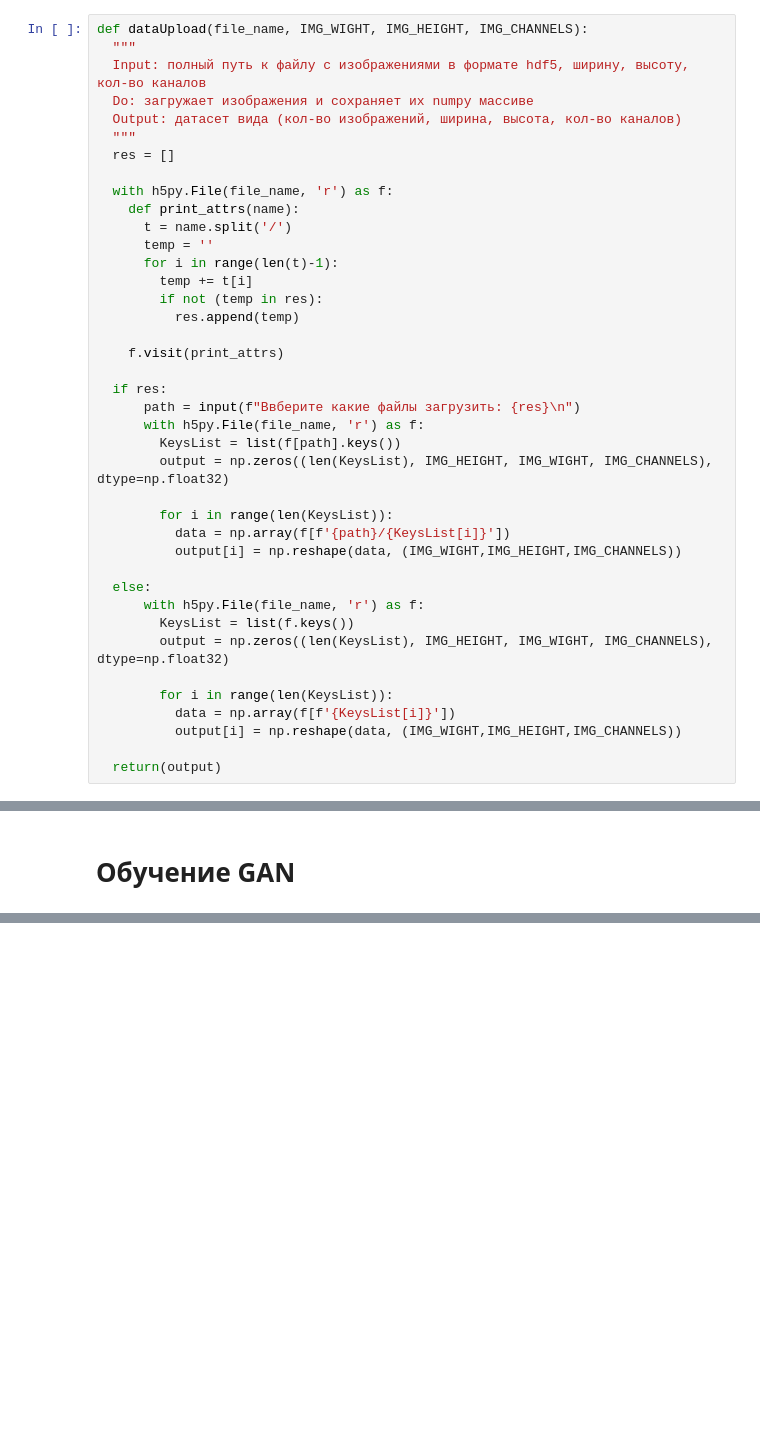
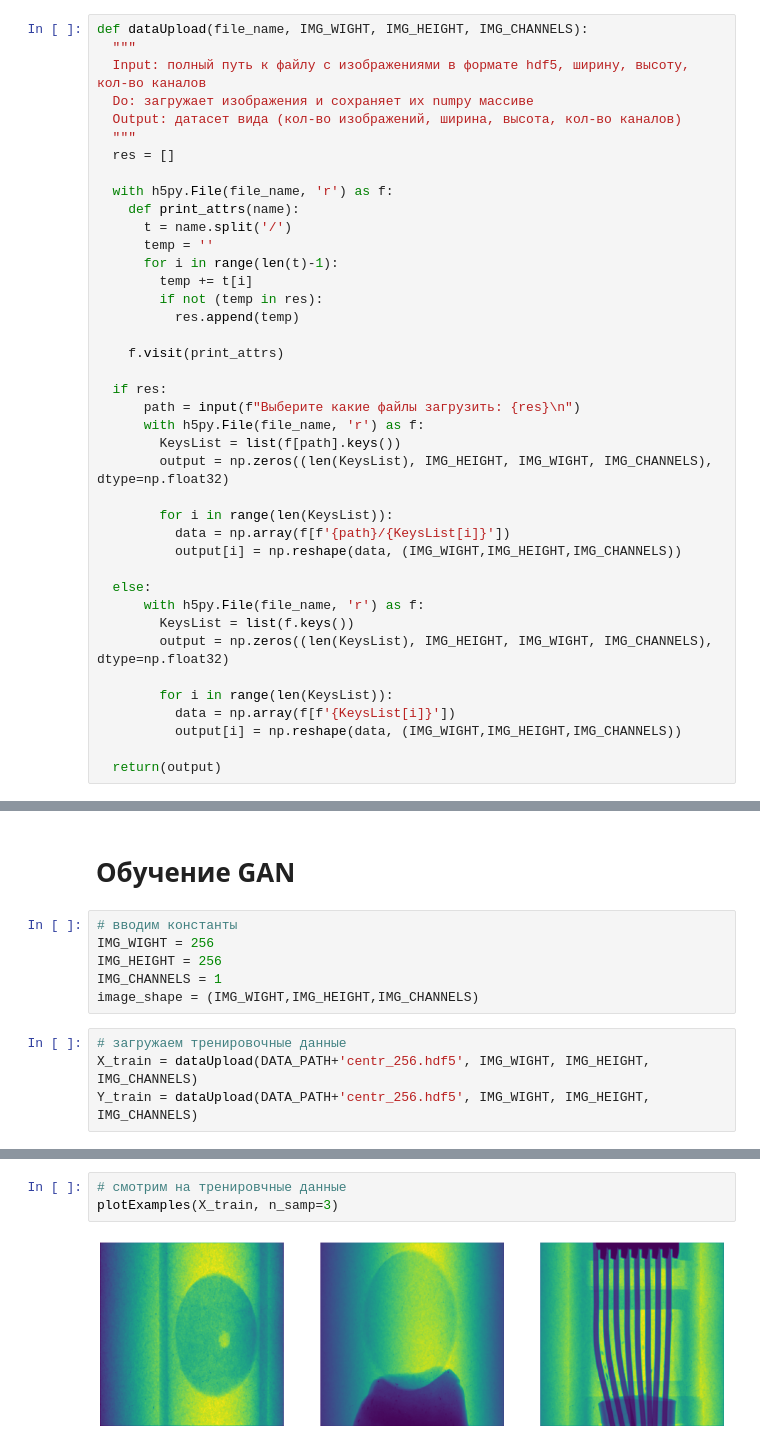
Before and after one commit to ArtGrig/ArtGrig, a Jupyter notebook: Flat_field_extractor.ipynb, the cells around one changed output, grey strips where cells are left out. Drawn from its saved outputs; the diff is of its cells as text; blank space fills up the shorter version.

```diff
--- a/Flat_field_extractor.ipynb
+++ b/Flat_field_extractor.ipynb
@@ -43,7 +43,7 @@ def dataUpload(file_name, IMG_WIGHT, IMG_HEIGHT, IMG_CHANNELS):
     f.visit(print_attrs)
 
   if res:
-      path = input(f"Ввберите какие файлы загрузить: {res}\n")
+      path = input(f"Выберите какие файлы загрузить: {res}\n")
       with h5py.File(file_name, 'r') as f:
         KeysList = list(f[path].keys())
         output = np.zeros((len(KeysList), IMG_HEIGHT, IMG_WIGHT, IMG_CHANNELS), dtype=np.float32)
@@ -320,2 +331,12 @@ def summarize_performance(step, g_model, TrainA, TrainB, n_samples=3):
 # %% [markdown]
 # Обучение GAN
+# %%
+# вводим константы
+IMG_WIGHT = 256
+IMG_HEIGHT = 256
+IMG_CHANNELS = 1
+image_shape = (IMG_WIGHT,IMG_HEIGHT,IMG_CHANNELS)
+# %%
+# загружаем тренировочные данные
+X_train = dataUpload(DATA_PATH+'centr_256.hdf5', IMG_WIGHT, IMG_HEIGHT, IMG_CHANNELS)
+Y_train = dataUpload(DATA_PATH+'centr_256.hdf5', IMG_WIGHT, IMG_HEIGHT, IMG_CHANNELS)
@@ -321,0 +348,5 @@ def summarize_performance(step, g_model, TrainA, TrainB, n_samples=3):
+# %%
+# смотрим на тренировчные данные
+plotExamples(X_train, n_samp=3)
+# %% [output]
+[figure, added]
```
Also changed, not shown: parts of 12 cells of this notebook.
